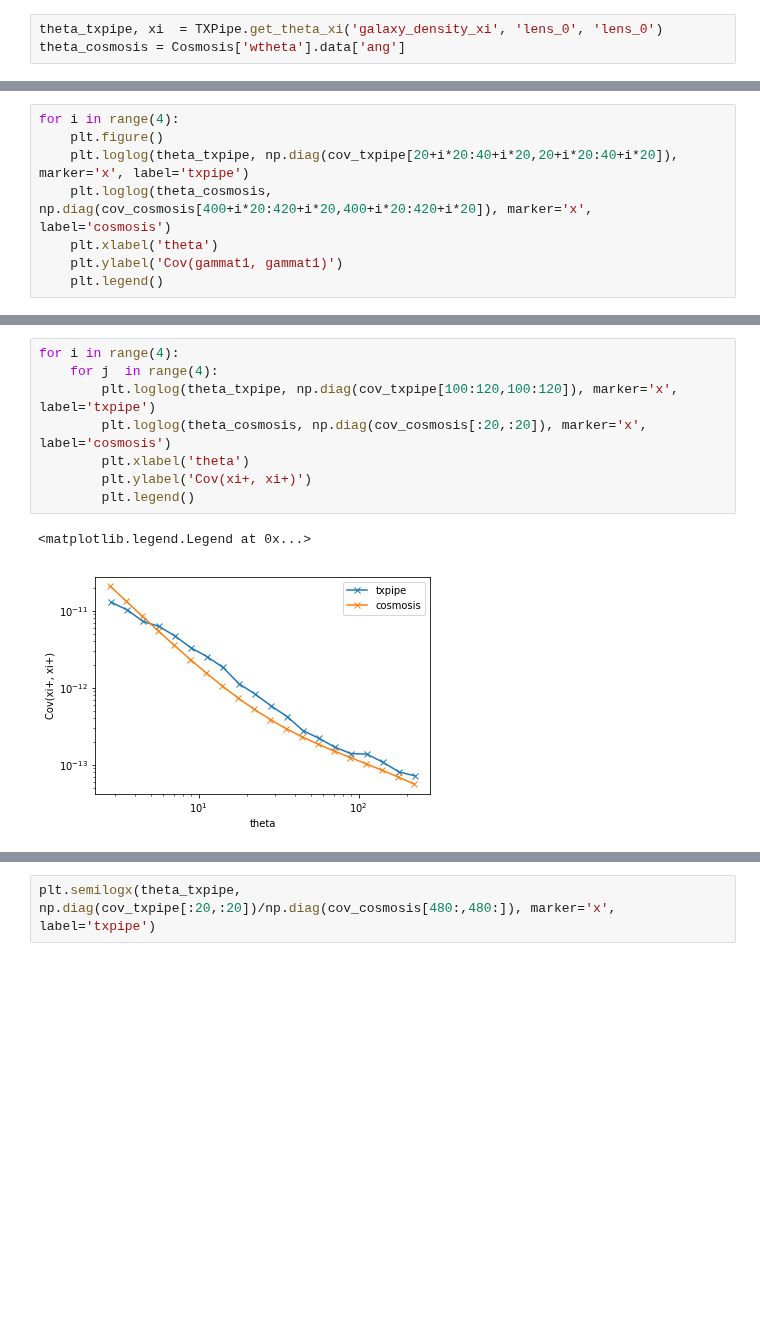
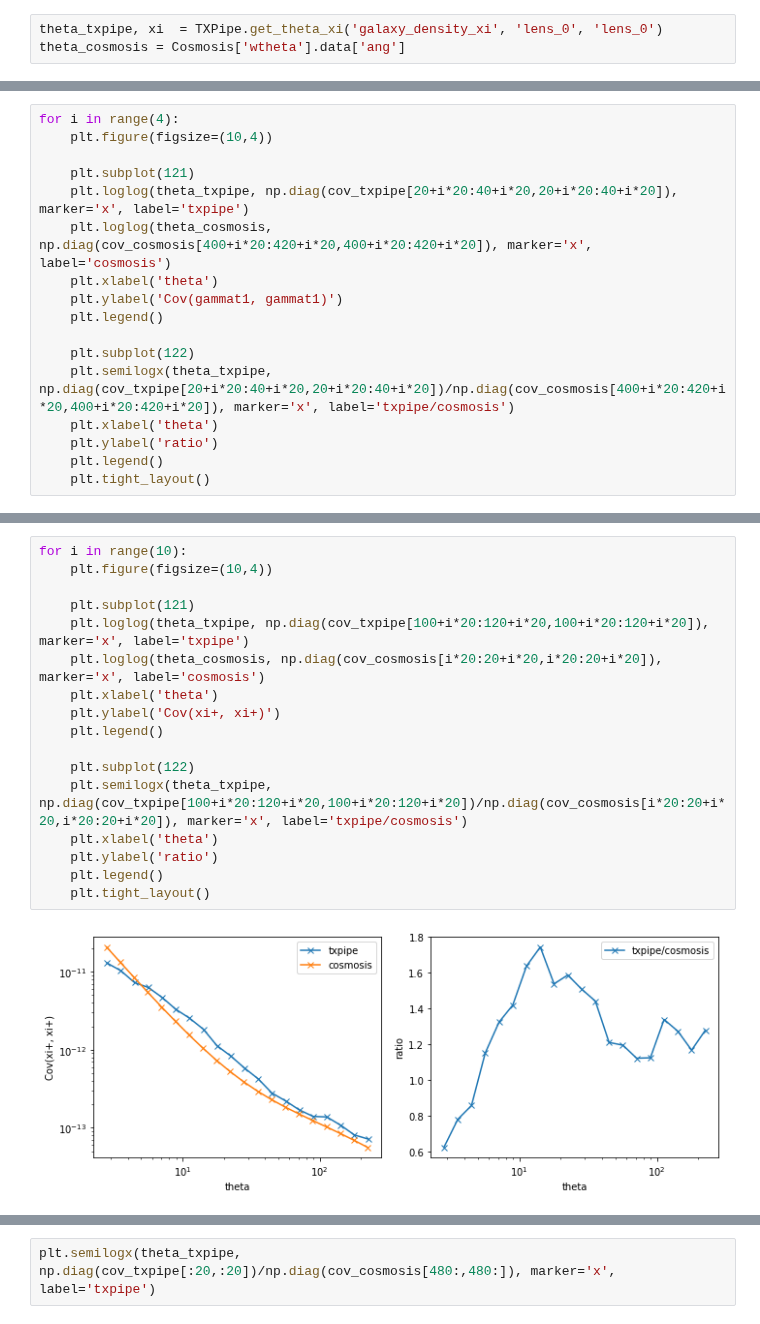
Before and after one commit to LSSTDESC/txpipe-cosmodc2, a Jupyter notebook: notebooks/CompareGaussianCov.ipynb, the cells around one changed output, grey strips where cells are left out. Saved outputs shown, nothing was run; the diff lists cells and outputs as text; blank space fills up the shorter version.

```diff
--- a/notebooks/CompareGaussianCov.ipynb
+++ b/notebooks/CompareGaussianCov.ipynb
@@ -40,9 +48,18 @@ plt.legend()
 # %%
 for i in range(4):
-    plt.figure()
+    plt.figure(figsize=(10,4))
+
+    plt.subplot(121)
     plt.loglog(theta_txpipe, np.diag(cov_txpipe[20+i*20:40+i*20,20+i*20:40+i*20]), marker='x', label='txpipe')
     plt.loglog(theta_cosmosis, np.diag(cov_cosmosis[400+i*20:420+i*20,400+i*20:420+i*20]), marker='x', label='cosmosis')
     plt.xlabel('theta')
     plt.ylabel('Cov(gammat1, gammat1)')
     plt.legend()
+
+    plt.subplot(122)
+    plt.semilogx(theta_txpipe, np.diag(cov_txpipe[20+i*20:40+i*20,20+i*20:40+i*20])/np.diag(cov_cosmosis[400+i*20:420+i*20,400+i*20:420+i*20]), marker='x', label='txpipe/cosmosis')
+    plt.xlabel('theta')
+    plt.ylabel('ratio')
+    plt.legend()
+    plt.tight_layout()
 # %% [output]
@@ -53,11 +70,19 @@ for i in range(4):
 # %%
-for i in range(4):
-    for j  in range(4):
-        plt.loglog(theta_txpipe, np.diag(cov_txpipe[100:120,100:120]), marker='x', label='txpipe')
-        plt.loglog(theta_cosmosis, np.diag(cov_cosmosis[:20,:20]), marker='x', label='cosmosis')
-        plt.xlabel('theta')
-        plt.ylabel('Cov(xi+, xi+)')
-        plt.legend()
+for i in range(10):
+    plt.figure(figsize=(10,4))
+
+    plt.subplot(121)
+    plt.loglog(theta_txpipe, np.diag(cov_txpipe[100+i*20:120+i*20,100+i*20:120+i*20]), marker='x', label='txpipe')
+    plt.loglog(theta_cosmosis, np.diag(cov_cosmosis[i*20:20+i*20,i*20:20+i*20]), marker='x', label='cosmosis')
+    plt.xlabel('theta')
+    plt.ylabel('Cov(xi+, xi+)')
+    plt.legend()
+
+    plt.subplot(122)
+    plt.semilogx(theta_txpipe, np.diag(cov_txpipe[100+i*20:120+i*20,100+i*20:120+i*20])/np.diag(cov_cosmosis[i*20:20+i*20,i*20:20+i*20]), marker='x', label='txpipe/cosmosis')
+    plt.xlabel('theta')
+    plt.ylabel('ratio')
+    plt.legend()
+    plt.tight_layout()
 # %% [output]
-<matplotlib.legend.Legend at 0x...>
-[figure, old version]
+[figure, new version]
```
Also changed, not shown: parts of 3 cells of this notebook.
